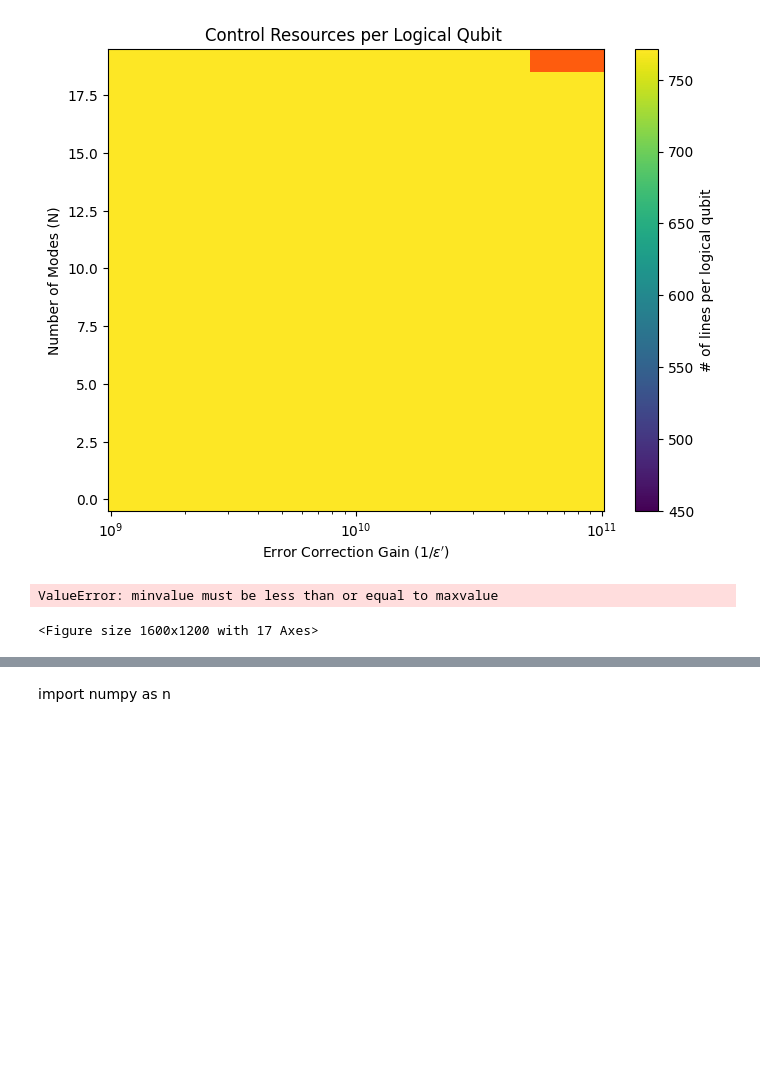
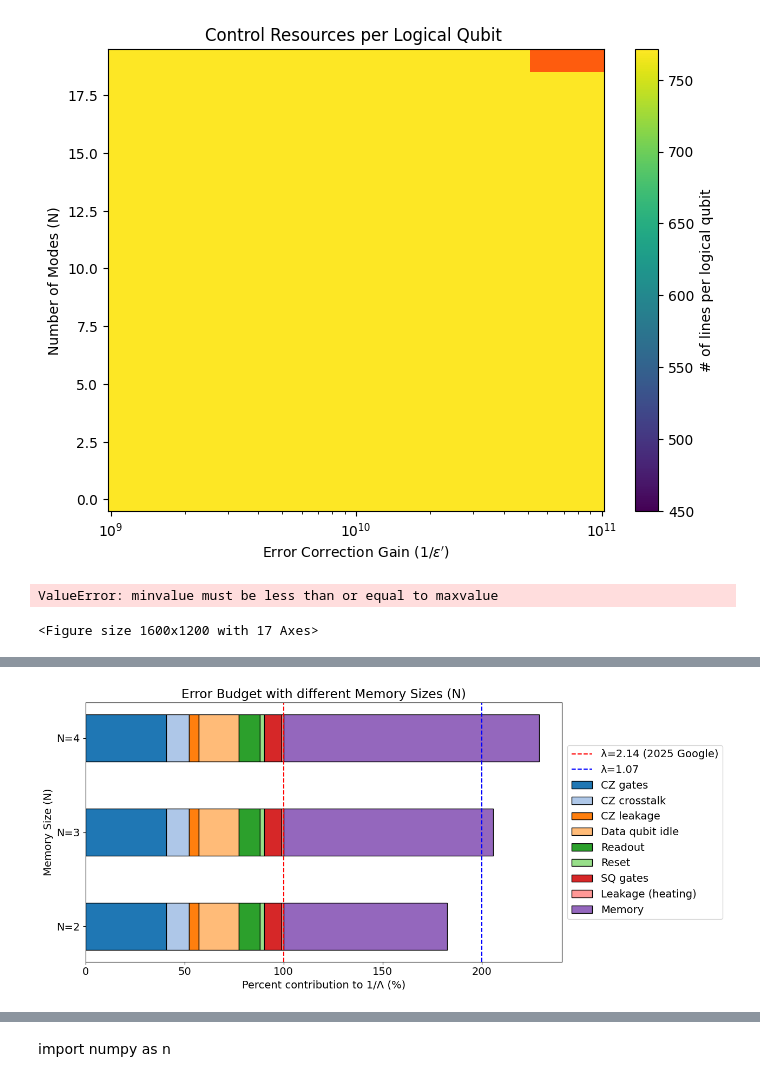
Before and after one commit to SchusterLab/multimode_sims, a Jupyter notebook: theory/250820_memory_size.ipynb, the cells around one changed output, grey strips where cells are left out. Cells and saved outputs as stored; diff of their text form; code cells hidden in the pictures; blank space fills up the shorter version.

```diff
--- a/theory/250820_memory_size.ipynb
+++ b/theory/250820_memory_size.ipynb
@@ -352,0 +560,52 @@ ValueError: minvalue must be less than or equal to maxvalue
+# %%
+# Use the same weight as 'Data qubit idle' (expt wi = 10)
+# increase fonts for better visibility
+plt.rcParams.update({'font.size': 14})
+
+expt_wi_idle = df_components.loc[df_components['Component'] == 'Data qubit idle', 'expt wi'].values[0]
+
+# Now cretae a stacked bar plot with 1/lambda contributions. each new horizontal bar is for a different N.
+fig, ax = plt.subplots(figsize=(10, 6))
+mem_Ns = range(2, 5)
+
+for N in mem_Ns:
+    # Compute p_mem for this N
+    p_mem = compute_p_mem(N)
+
+    # Update the 'Data qubit idle' contribution
+    df_temp = df_components.copy()
+    # memory error  contribution  add a new component
+    data_copy = data.copy()
+    data_copy.append({"Component": f"Memory", "p(i)": p_mem, "expt wi": expt_wi_idle, "1/Λ contrib.": p_mem * expt_wi_idle, "Percent": ""})
+    df_temp = pd.DataFrame(data_copy)
+
+    # Compute the percent contribution
+    df_temp['Percent'] = df_temp['1/Λ contrib.'] / df_components['1/Λ contrib.'].sum() * 100
+
+    # plot the horizontal stacked bar
+    percent_contribs = df_temp['Percent'].values
+    labels = df_temp['Component'].values
+    bar_colors = colors[:len(contribs)]
+    left = 0
+    for val, label, color in zip(percent_contribs, labels, bar_colors):
+        ax.barh(N, val, left=left, color=color, edgecolor='black', height=0.5, label=label if N==2 else "")
+        left += val
+ax.set_yticks(mem_Ns)
+ax.set_yticklabels([f'N={N}' for N in mem_Ns])
+ax.set_ylabel('Memory Size (N)')
+ax.set_xlabel('Percent contribution to 1/Λ (%)')
+ax.set_title('Error Budget with different Memory Sizes (N)')
+
+
+
+# add vertyyicla line
+# \,lambda = 2.14
+ax.axvline(x=100, color='red', linestyle='--', label='λ=2.14 (2025 Google)')
+# lambda = 1
+ax.axvline(x=200, color='blue', linestyle='--', label='λ=1.07')
+plt.tight_layout()
+ax.legend(loc='center left', bbox_to_anchor=(1, 0.5))
+# save figure
+plt.savefig('rebuttal_google_error_budget_memory_sizes.png', bbox_inches='tight', dpi = 1000)
+# %% [output]
+[figure, added]
```
Also changed, not shown: parts of 13 cells of this notebook, 9 other files.
